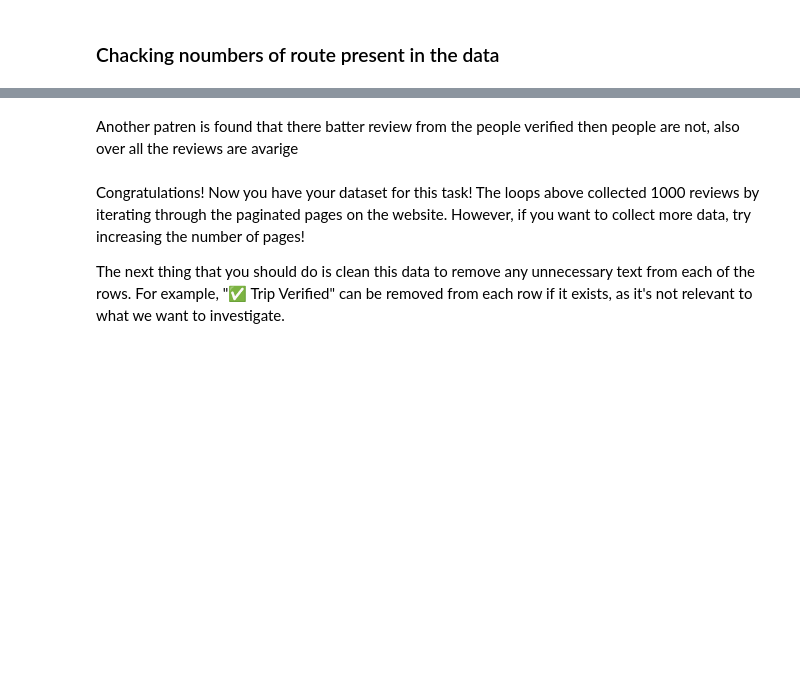
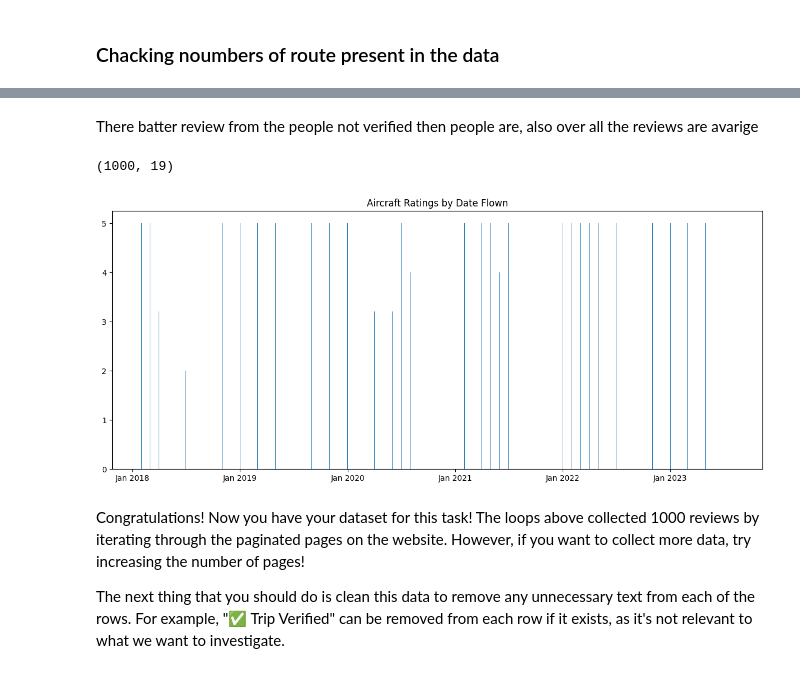
Before and after one commit to codewithawr/British-Airways-Projects, a Jupyter notebook: Task-1-Web scraping/getting_started.ipynb, the cells around one changed output, grey strips where cells are left out. Drawn from its saved outputs; the diff is of its cells as text; code cells hidden in the pictures; blank space fills up the shorter version.

```diff
--- a/Task-1-Web scraping/getting_started.ipynb
+++ b/Task-1-Web scraping/getting_started.ipynb
@@ -69,0 +43,32 @@ for i, body in enumerate(bodys):
+# %%
+for i in range(1, pages + 1):
+
+    print(f"Scraping page {i}")
+
+    # Create URL to collect links from paginated data
+    url = f"{base_url}/page/{i}/?sortby=post_date%3ADesc&pagesize={page_size}"
+
+    # Collect HTML data from this page
+    response = requests.get(url)
+
+    # Parse content
+    content = response.content
+    parsed_content = BeautifulSoup(content, 'html.parser')
+
+    bodys = parsed_content.find_all("div", {"class": "body"})
+    for i, body in enumerate(bodys):
+        row = []
+        row.append(body.find('span', itemprop = 'name').get_text())
+        row.append(body.find('h2', class_ = 'text_header').get_text())
+        row.append(body.find('time', itemprop = 'datePublished').get('datetime'))
+        row.append(body.find('div', class_ = 'text_content').get_text())
+
+        for j in review_ration_catagory:
+            row.append(safe_find_next_sibling(body, j))
+
+        for j in review_ration_stars:
+            row.append(safe_find_all_stars(body, j))
+
+        row.append(body.find('td', class_ = 'review-rating-header recommended').find_next_sibling('td').get_text())
+
+        reviews.loc[len(reviews)] = row # type: ignore
@@ -74,0 +110,2 @@ reviews.head(1)
+# %%
+reviews['Date_Flown'] = pd.to_datetime(reviews['Date_Flown'], format='%B %Y')
@@ -135,6 +161,21 @@ star_reting_Value_For_Money         1.8
 dtype: object
 # %% [markdown]
-Another patren is found that there batter review from the people verified then people are not, also over all the reviews are avarige
+There batter review from the people not verified then people are, also over all the reviews are avarige
+# %%
+reviews.shape
+# %% [output]
+(1000, 19)
+# %%
+from matplotlib.dates import DateFormatter
+plt.figure(figsize=(15, 6))
+plt.bar(reviews['Date_Flown'], reviews['star_reting_aircraft'].fillna(reviews['star_reting_aircraft'].mean()))
+plt.title('Aircraft Ratings by Date Flown')
+
+date_format = DateFormatter("%b %Y")
+plt.gca().xaxis.set_major_formatter(date_format)
+plt.show()
+# %% [output]
+[figure, added]
 # %%
 # df.to_csv("data/BA_reviews.csv")
 # %% [markdown]
```
Also changed, not shown: parts of 16 cells of this notebook.
